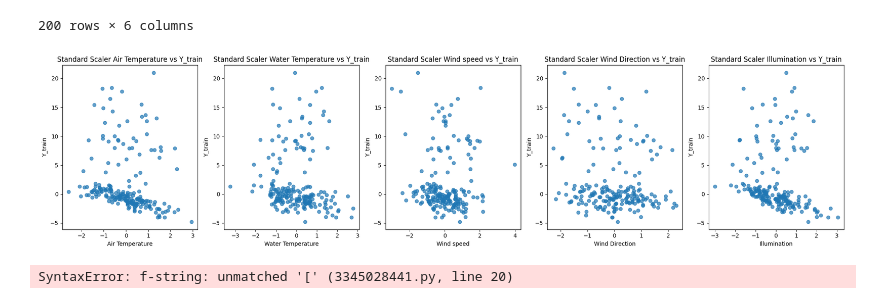
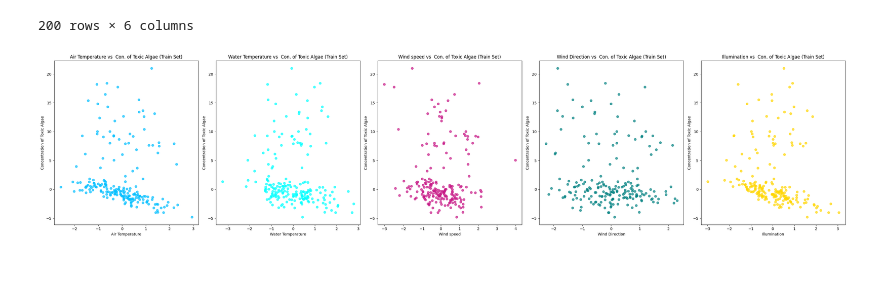
Before and after one commit to goncalomachadoribeiro/Machine-Learning-1st-Semester-2024-2025, a Jupyter notebook: Project_1_1.ipynb, the cells around one changed output. Drawn from its saved outputs; the diff is of its cells as text; code cells hidden in the pictures; blank space fills up the shorter version.

```diff
--- a/Project_1_1.ipynb
+++ b/Project_1_1.ipynb
@@ -13,6 +13,7 @@ Y_train =np.load('y_train.npy')
 X_test =np.load('X_test.npy')
 # %%
 train_features = ['Air Temperature','Water Temperature','Wind speed','Wind Direction','Illumination']
+colours = ['deepskyblue', 'aqua', 'mediumvioletred', 'teal', "gold"]
 scaler = StandardScaler()
 X_train_norm = pd.DataFrame(scaler.fit_transform(X_train))
 X_train_norm = X_train_norm.rename(columns={i:train_features[i] for i in range(5)})
@@ -36,38 +37,15 @@ train_data
 | 199 | -0.719741 | 0.328165 | -1.265794 | -0.269829 | -0.004862 | 0.910249 |
 200 rows × 6 columns
 # %%
-fig, axes = plt.subplots(1, 5, figsize=(20, 5))
+fig, axes = plt.subplots(1, 5, figsize=(30, 7))
 
 for i, feature in enumerate(train_features):
-    axes[i].scatter(X_train_norm[feature], Y_train, alpha=0.7)
-    axes[i].set_title(f'Standard Scaler {feature} vs Y_train')
+    axes[i].scatter(X_train_norm[feature], Y_train, alpha=0.7, color = colours[i])
+    axes[i].set_title(f'{feature} vs  Con. of Toxic Algae (Train Set)')
     axes[i].set_xlabel(feature)
-    axes[i].set_ylabel('Y_train')
+    axes[i].set_ylabel('Concentration of Toxic Algae')
 
 plt.tight_layout()
 plt.show()
 # %% [output]
-[figure, old version]
+[figure, new version]
-# %%
-train_data_filtered = train_data[(train_data['Y_train'] <= 3.5) & (train_data['Y_train'] >= -3.5)]
-lr = LinearRegression()
-lr.fit(train_data_filtered[train_features], train_data_filtered['Y_train'])
-y_pred = lr.predict(X_train_norm)
-print(lr.coef_)
-alphas = [.0001, .0005, .001, 0.005, .01, 0.05, .1, .5, 1, 2, 3, 4, 5, 6, 7, 8, 9, 10]
-mses_r = []
-for i in alphas:
-    r = Ridge(alpha=i)
-    r.fit(train_data_filtered[train_features], train_data_filtered['Y_train'])
-    y_pred = r.predict(train_data_filtered[train_features])
-    mses_r.append(mean_squared_error(train_data_filtered['Y_train'], y_pred))
-    print(f'Alpha: {i}, Coefficients: {r.coef_}, MSE: {mean_squared_error(train_data_filtered["Y_train"], y_pred)}')
-mses_l = []
-for i in alphas:
-    l = Lasso(alpha=i)
-    l.fit(train_data_filtered[train_features], train_data_filtered['Y_train'])
-    y_pred = l.predict(train_data_filtered[train_features])
-    mses_l.append(mean_squared_error(train_data_filtered['Y_train'], y_pred))
-    print(f'Alpha: {i}, Coefficients: {l.coef_}, MSE: {mean_squared_error(train_data_filtered["Y_train"], y_pred)}')
-# %% [output]
-SyntaxError: f-string: unmatched '[' (3345028441.py, line 20)
```
Also changed, not shown: parts of 2 cells of this notebook.
